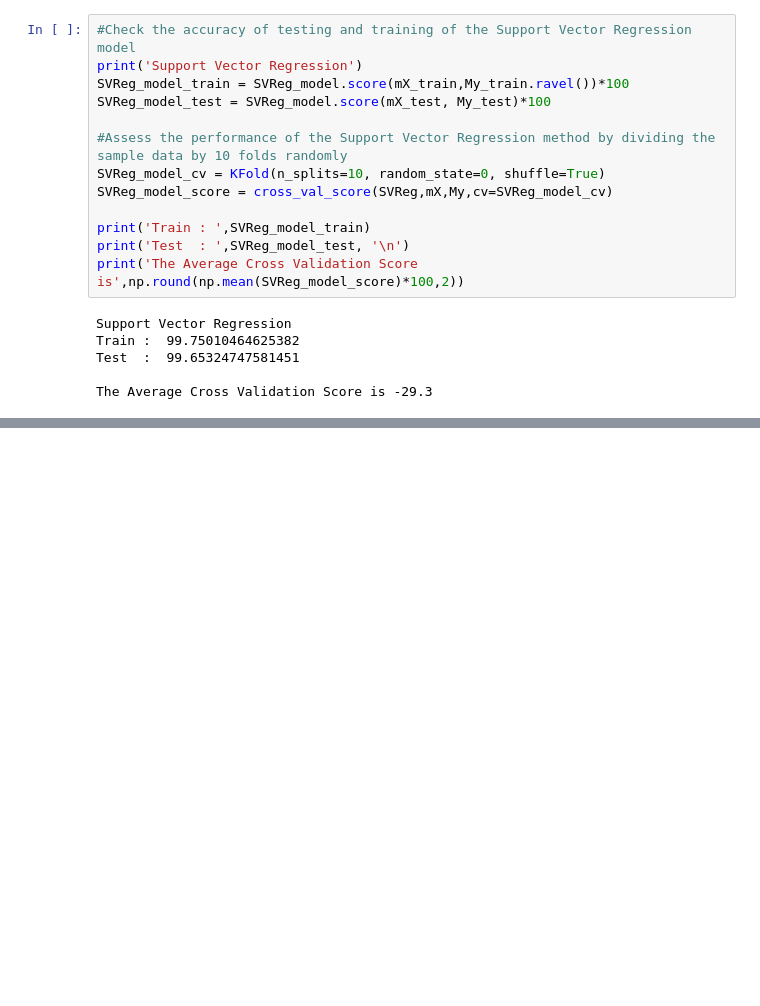
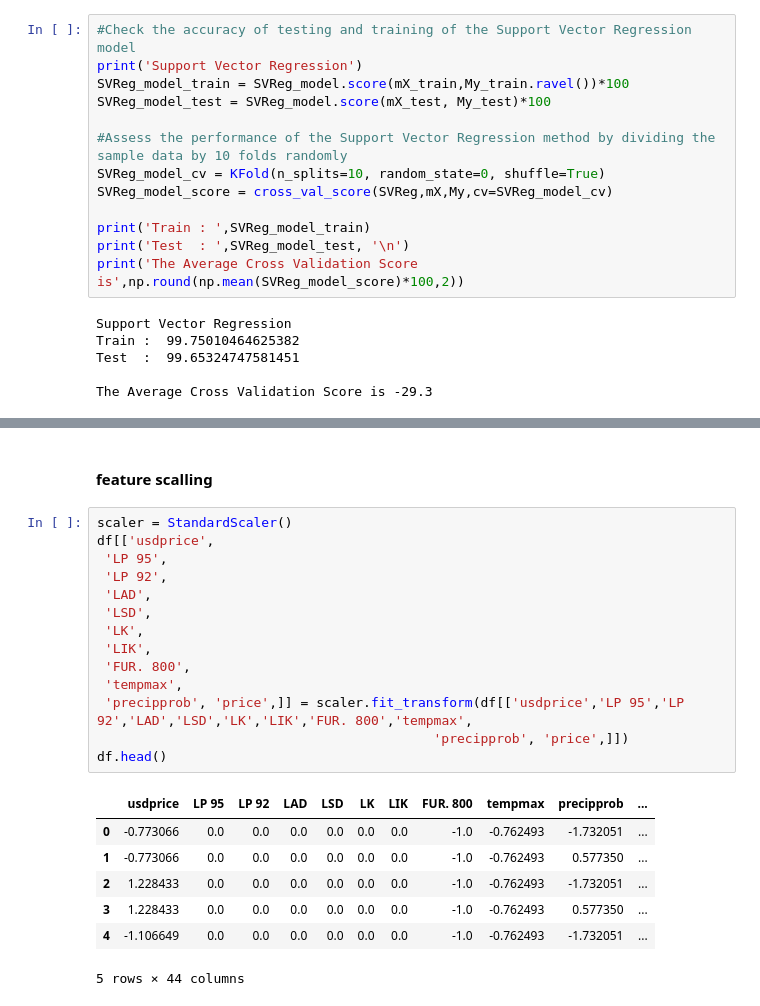
Before and after one commit to DVIlangamge/FYP--Rice-Price-Volatility-Analysis-and-Forecasting, a Jupyter notebook: FYP.ipynb, the cells around one changed output, grey strips where cells are left out. Drawn from its saved outputs; the diff is of its cells as text; blank space fills up the shorter version.

```diff
--- a/FYP.ipynb
+++ b/FYP.ipynb
@@ -2918,0 +2957,24 @@ The Average Cross Validation Score is -29.3
+# %% [markdown]
+#### feature scalling
+# %%
+scaler = StandardScaler()
+df[['usdprice',
+ 'LP 95',
+ 'LP 92',
+ 'LAD',
+ 'LSD',
+ 'LK',
+ 'LIK',
+ 'FUR. 800',
+ 'tempmax',
+ 'precipprob', 'price',]] = scaler.fit_transform(df[['usdprice','LP 95','LP 92','LAD','LSD','LK','LIK','FUR. 800','tempmax',
+                                           'precipprob', 'price',]])
+df.head()
+# %% [output]
+|  | usdprice | LP 95 | LP 92 | LAD | LSD | LK | LIK | FUR. 800 | tempmax | precipprob | ... |
+| 0 | -0.773066 | 0.0 | 0.0 | 0.0 | 0.0 | 0.0 | 0.0 | -1.0 | -0.762493 | -1.732051 | ... |
+| 1 | -0.773066 | 0.0 | 0.0 | 0.0 | 0.0 | 0.0 | 0.0 | -1.0 | -0.762493 | 0.577350 | ... |
+| 2 | 1.228433 | 0.0 | 0.0 | 0.0 | 0.0 | 0.0 | 0.0 | -1.0 | -0.762493 | -1.732051 | ... |
+| 3 | 1.228433 | 0.0 | 0.0 | 0.0 | 0.0 | 0.0 | 0.0 | -1.0 | -0.762493 | 0.577350 | ... |
+| 4 | -1.106649 | 0.0 | 0.0 | 0.0 | 0.0 | 0.0 | 0.0 | -1.0 | -0.762493 | -1.732051 | ... |
+5 rows × 44 columns
```
Also changed, not shown: parts of 48 cells of this notebook.
